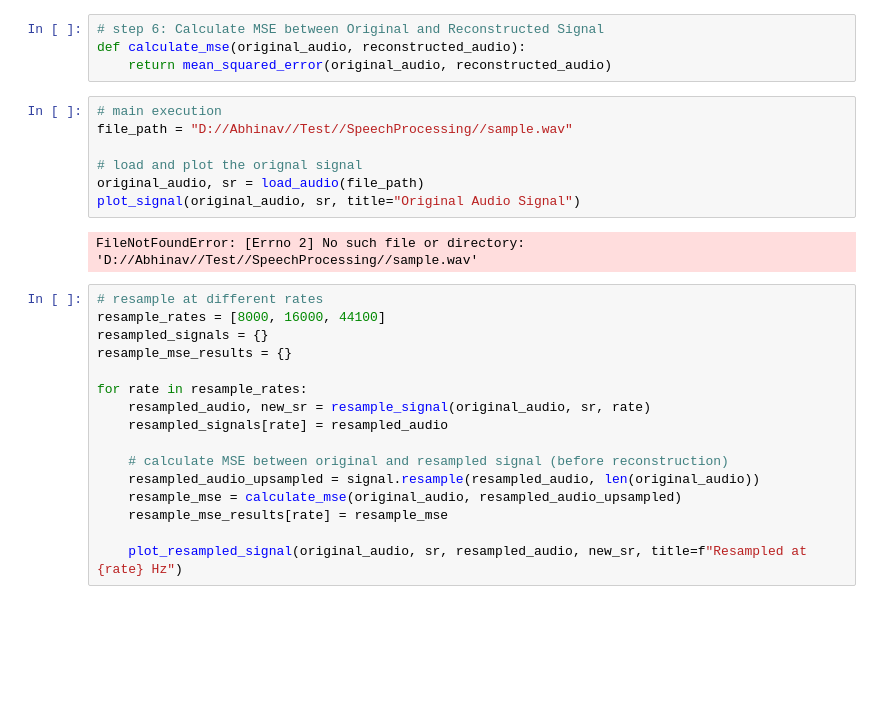
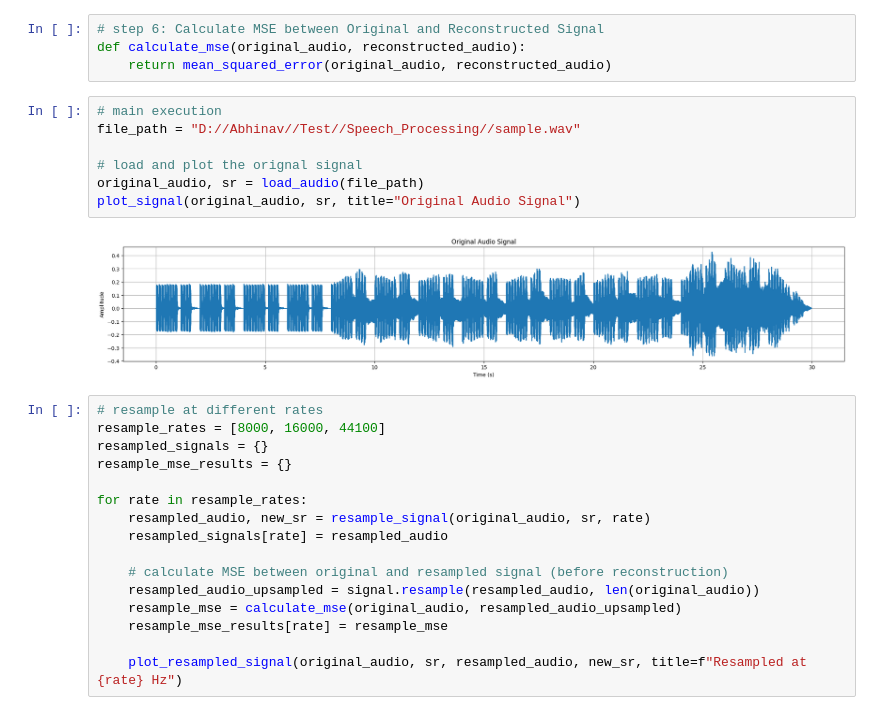
Before and after one commit to abhinavbammidi1401/Speech_Processing, a Jupyter notebook: 2348509_Lab1.ipynb, the cells around one changed output. Saved outputs shown, nothing was run; the diff lists cells and outputs as text; blank space fills up the shorter version.

```diff
--- a/2348509_Lab1.ipynb
+++ b/2348509_Lab1.ipynb
@@ -70,13 +70,13 @@ def calculate_mse(original_audio, reconstructed_audio):
     return mean_squared_error(original_audio, reconstructed_audio)
 # %%
 # main execution
-file_path = "D://Abhinav//Test//SpeechProcessing//sample.wav"
+file_path = "D://Abhinav//Test//Speech_Processing//sample.wav"
 
 # load and plot the orignal signal
 original_audio, sr = load_audio(file_path)
 plot_signal(original_audio, sr, title="Original Audio Signal")
 # %% [output]
-FileNotFoundError: [Errno 2] No such file or directory: 'D://Abhinav//Test//SpeechProcessing//sample.wav'
+[figure, added]
 # %%
 # resample at different rates
 resample_rates = [8000, 16000, 44100]
```
Also changed, not shown: 1 other file.
